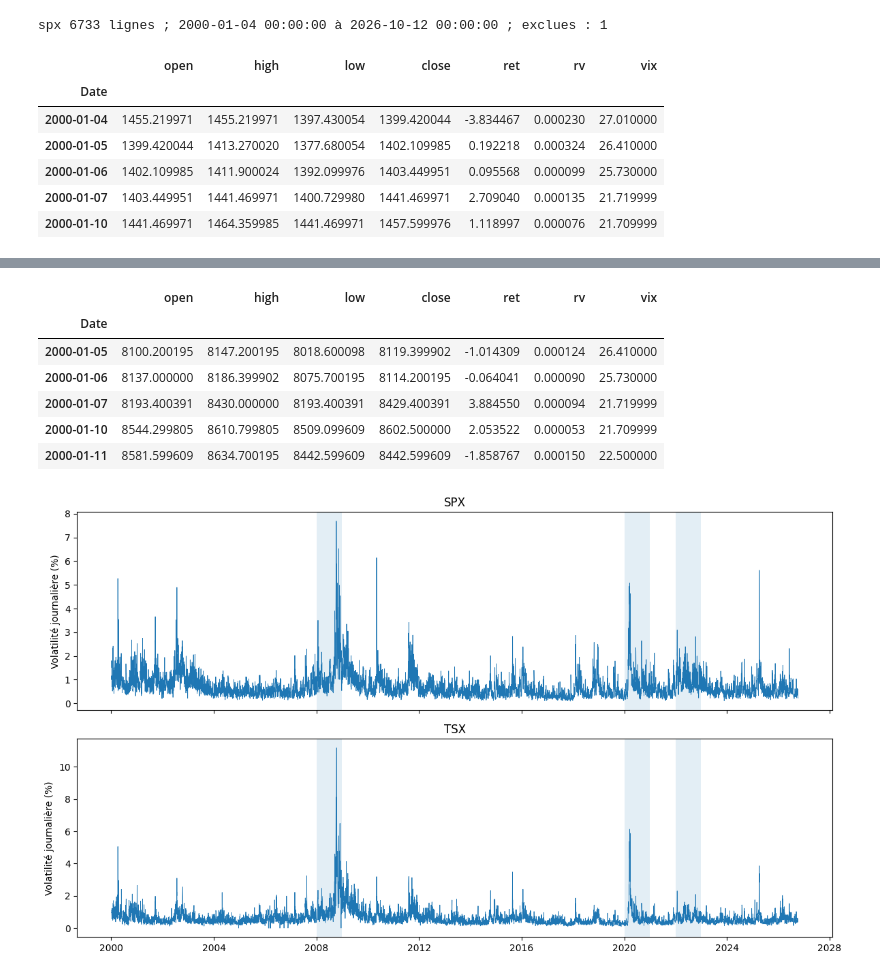
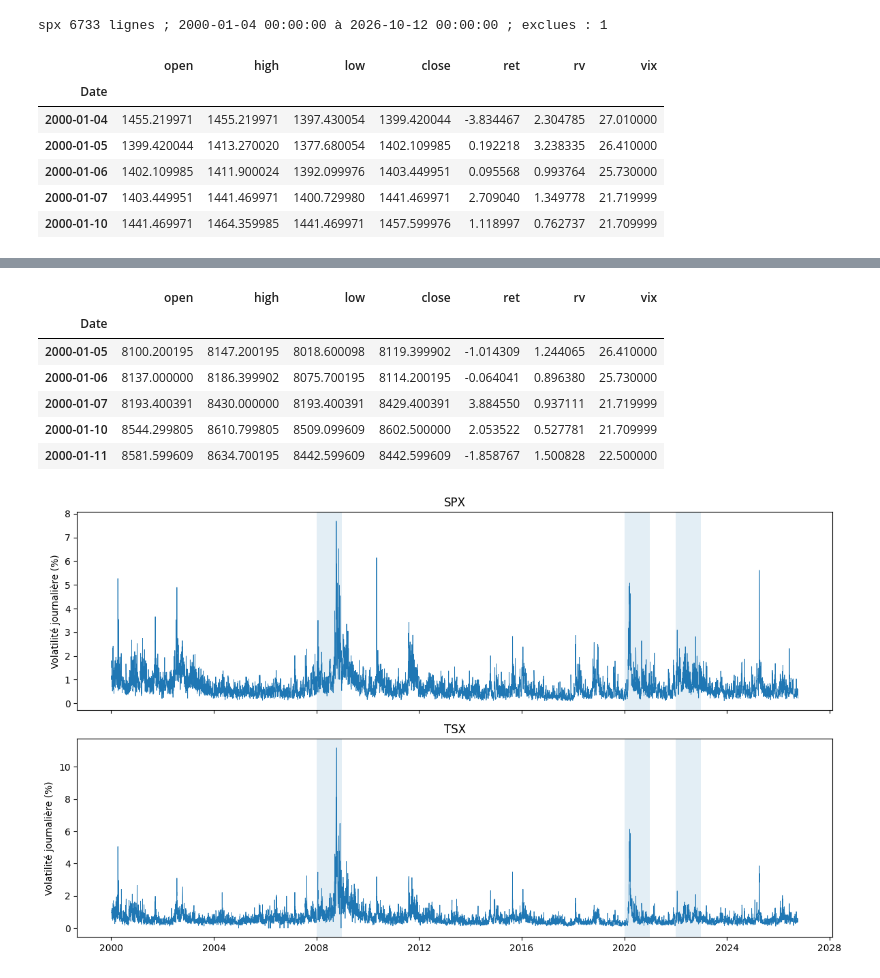
Before and after one commit to syrine1O/ml-finance-project, a Jupyter notebook: notebooks/01_donnees.ipynb, the cells around one changed output, grey strips where cells are left out. Cells and saved outputs as stored; diff of their text form; code cells hidden in the pictures.

```diff
--- a/notebooks/01_donnees.ipynb
+++ b/notebooks/01_donnees.ipynb
@@ -48,37 +52,39 @@ def prepare(frame, vix):
     prices = frame[['open', 'high', 'low', 'close']].apply(pd.to_numeric, errors='coerce')
     valid = (np.isfinite(prices).all(axis=1) & (prices > 0).all(axis=1)
              & (prices.high >= prices[['open','close','low']].max(axis=1))
              & (prices.low <= prices[['open','close','high']].min(axis=1)))
     # Ne pas supprimer les dates avant le rendement : évite de créer un rendement sur plusieurs séances.
     prices = prices.where(valid)
     ret = 100 * (prices.close / prices.close.shift(1) - 1)
     rv = .5 * np.log(prices.high / prices.low)**2 - (2*np.log(2)-1)*np.log(prices.close / prices.open)**2
     assert not (rv.dropna() < -1e-12).any(), 'Variance négative : contrôler les prix'
     rv = rv.clip(lower=0)
-    out = prices.assign(ret=ret, rv=rv)
+    out = prices.assign(ret=ret, rv=10000 * rv)
     # Alignement exact : aucune valeur future ni interpolation. Le TSX a des jours fériés différents.
-    out['vix'] = vix['close'].reindex(out.index)
+    dates = vix.index.union(out.index).sort_values()
+    vix_complete = vix['close'].reindex(dates).ffill(limit=3)
+    out['vix'] = vix_complete.reindex(out.index)
     keep = np.isfinite(out).all(axis=1) & (out.vix > 0)
     excluded = out.loc[~keep].copy()
     return out.loc[keep].rename_axis('Date'), excluded
 prepared = {}
 for name in ['spx', 'tsx']:
     df, excluded = prepare(raw[name], raw['vix'])
     assert df.index.is_monotonic_increasing and df.index.is_unique
     assert df.columns.tolist() == ['open','high','low','close','ret','rv','vix']
     assert not df.empty and (df.rv >= 0).all()
     df.to_csv(ROOT / 'data' / f'{name}.csv')
     excluded.to_csv(ROOT / 'results' / f'{name}_dates_exclues.csv')
     prepared[name] = df
     print(name, len(df), 'lignes ;', df.index.min(), 'à', df.index.max(), '; exclues :', len(excluded))
     if len(df) < 6000: print('ALERTE : couverture historique à contrôler ; ne pas inventer de lignes.')
     display(df.head())
 # %% [output]
 spx 6733 lignes ; 2000-01-04 00:00:00 à 2026-10-12 00:00:00 ; exclues : 1
 |  | open | high | low | close | ret | rv | vix |
 | Date |  |  |  |  |  |  |  |
-| 2000-01-04 | 1455.219971 | 1455.219971 | 1397.430054 | 1399.420044 | -3.834467 | 0.000230 | 27.010000 |
-| 2000-01-05 | 1399.420044 | 1413.270020 | 1377.680054 | 1402.109985 | 0.192218 | 0.000324 | 26.410000 |
-| 2000-01-06 | 1402.109985 | 1411.900024 | 1392.099976 | 1403.449951 | 0.095568 | 0.000099 | 25.730000 |
-| 2000-01-07 | 1403.449951 | 1441.469971 | 1400.729980 | 1441.469971 | 2.709040 | 0.000135 | 21.719999 |
-| 2000-01-10 | 1441.469971 | 1464.359985 | 1441.469971 | 1457.599976 | 1.118997 | 0.000076 | 21.709999 |
+| 2000-01-04 | 1455.219971 | 1455.219971 | 1397.430054 | 1399.420044 | -3.834467 | 2.304785 | 27.010000 |
+| 2000-01-05 | 1399.420044 | 1413.270020 | 1377.680054 | 1402.109985 | 0.192218 | 3.238335 | 26.410000 |
+| 2000-01-06 | 1402.109985 | 1411.900024 | 1392.099976 | 1403.449951 | 0.095568 | 0.993764 | 25.730000 |
+| 2000-01-07 | 1403.449951 | 1441.469971 | 1400.729980 | 1441.469971 | 2.709040 | 1.349778 | 21.719999 |
+| 2000-01-10 | 1441.469971 | 1464.359985 | 1441.469971 | 1457.599976 | 1.118997 | 0.762737 | 21.709999 |
@@ -86,10 +92,10 @@ tsx 6593 lignes ; 2000-01-05 00:00:00 à 2026-10-09 00:00:00 ; exclues : 132
 |  | open | high | low | close | ret | rv | vix |
 | Date |  |  |  |  |  |  |  |
-| 2000-01-05 | 8100.200195 | 8147.200195 | 8018.600098 | 8119.399902 | -1.014309 | 0.000124 | 26.410000 |
-| 2000-01-06 | 8137.000000 | 8186.399902 | 8075.700195 | 8114.200195 | -0.064041 | 0.000090 | 25.730000 |
-| 2000-01-07 | 8193.400391 | 8430.000000 | 8193.400391 | 8429.400391 | 3.884550 | 0.000094 | 21.719999 |
-| 2000-01-10 | 8544.299805 | 8610.799805 | 8509.099609 | 8602.500000 | 2.053522 | 0.000053 | 21.709999 |
-| 2000-01-11 | 8581.599609 | 8634.700195 | 8442.599609 | 8442.599609 | -1.858767 | 0.000150 | 22.500000 |
+| 2000-01-05 | 8100.200195 | 8147.200195 | 8018.600098 | 8119.399902 | -1.014309 | 1.244065 | 26.410000 |
+| 2000-01-06 | 8137.000000 | 8186.399902 | 8075.700195 | 8114.200195 | -0.064041 | 0.896380 | 25.730000 |
+| 2000-01-07 | 8193.400391 | 8430.000000 | 8193.400391 | 8429.400391 | 3.884550 | 0.937111 | 21.719999 |
+| 2000-01-10 | 8544.299805 | 8610.799805 | 8509.099609 | 8602.500000 | 2.053522 | 0.527781 | 21.709999 |
+| 2000-01-11 | 8581.599609 | 8634.700195 | 8442.599609 | 8442.599609 | -1.858767 | 1.500828 | 22.500000 |
 # %%
 fig, axes = plt.subplots(2, 1, figsize=(12, 7), sharex=True)
 for ax, (name, df) in zip(axes, prepared.items()):
```
Also changed, not shown: parts of 5 cells of this notebook, 5 other files.
